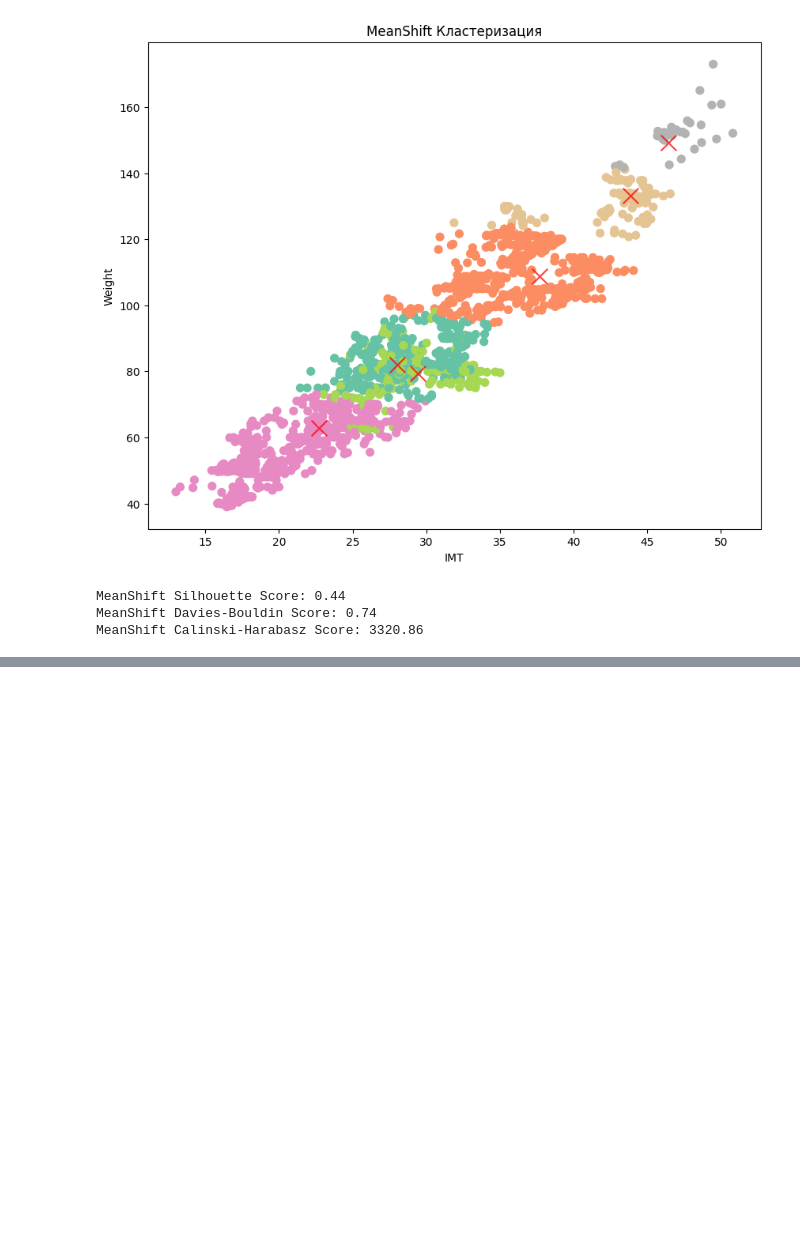
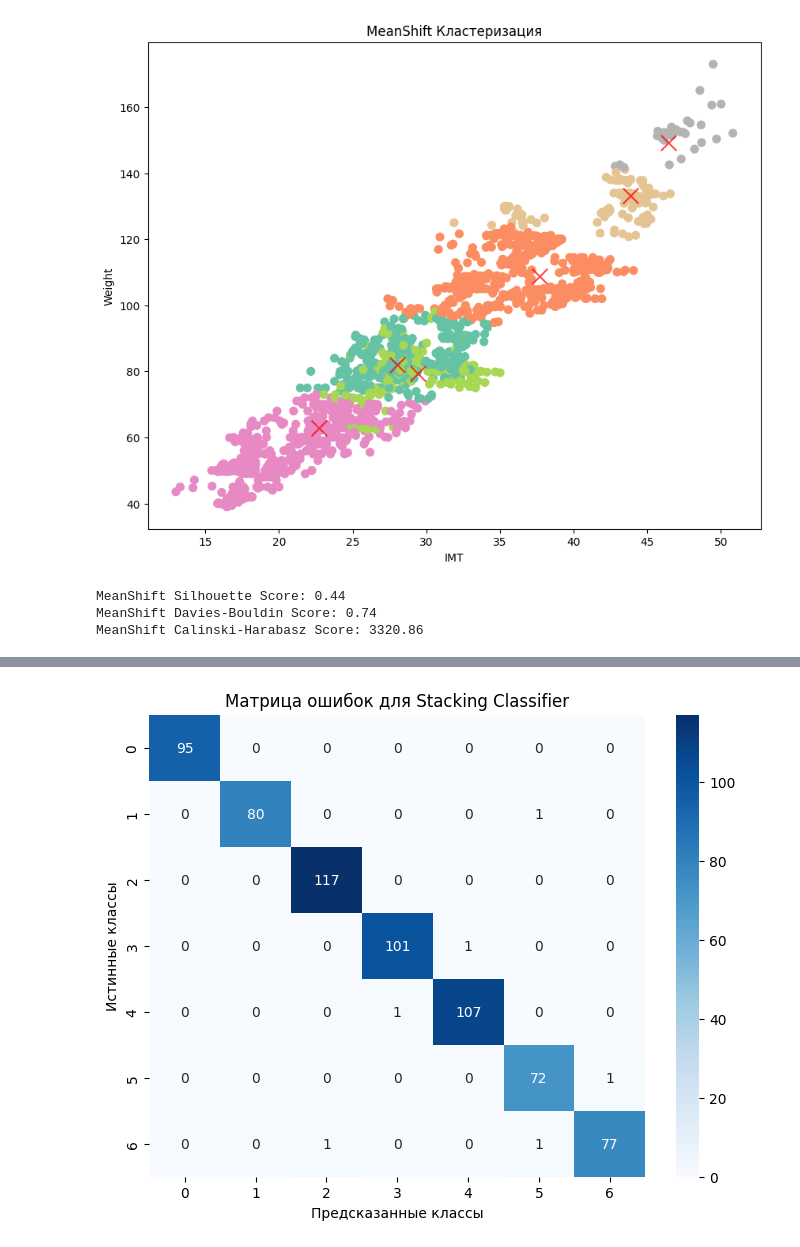
Before and after one commit to AnaKaftanchikova/data_science, a Jupyter notebook: hw6/hw6.ipynb, the cells around one changed output, grey strips where cells are left out. Drawn from its saved outputs; the diff is of its cells as text; code cells hidden in the pictures; blank space fills up the shorter version.

```diff
--- a/hw6/hw6.ipynb
+++ b/hw6/hw6.ipynb
@@ -655,7 +655,8 @@ from sklearn.ensemble import (
     GradientBoostingClassifier,
     AdaBoostClassifier,
     ExtraTreesClassifier,
-    StackingClassifier
+    StackingClassifier,
+    BaggingClassifier
 )
 from sklearn.tree import DecisionTreeClassifier
 from sklearn.neighbors import KNeighborsClassifier
@@ -663,19 +664,22 @@ from sklearn.discriminant_analysis import QuadraticDiscriminantAnalysis
 from catboost import CatBoostClassifier
 from xgboost import XGBClassifier
 from sklearn.svm import SVC
+from sklearn.dummy import DummyClassifier
 from sklearn.linear_model import LogisticRegression
+from sklearn.naive_bayes import GaussianNB
 
 # Определение базовых классификаторов
 base_classifiers = [
     ('gradient_boosting', GradientBoostingClassifier(random_state=42)),
     ('catboost', CatBoostClassifier(verbose=0, random_state=42)),
-    ('ada_boost', AdaBoostClassifier(random_state=42)),
     ('extra_trees', ExtraTreesClassifier(random_state=42)),
-    ('quadratic_discriminant', QuadraticDiscriminantAnalysis()),
-    ('k_neighbors', KNeighborsClassifier()),
+    ('xgboost', XGBClassifier(eval_metric='mlogloss', random_state=42)),
     ('decision_tree', DecisionTreeClassifier(random_state=42)),
-    ('xgboost', XGBClassifier(use_label_encoder=False, eval_metric='mlogloss', random_state=42)),
-    ('svm', SVC(kernel='linear', probability=True, random_state=42))
+    ('svm', SVC(kernel='linear', probability=True, random_state=42)),
+    ('Dummy Classifier', DummyClassifier(strategy='stratified')),
+    ('Bagging', BaggingClassifier(random_state=42)),
+    ('Naive Bayes', GaussianNB()),
+    ('k_neighbors', KNeighborsClassifier())
 ]
 
 # Определение мета-классификатора
@@ -702,3 +706,6 @@ stacking_clf = StackingClassifier(
 )
 
 log.add_log_info('Создание StackingClassifier')
+# %%
+# Обучение StackingClassifier
+stacking_clf.fit(X_train, y_train)
@@ -709,0 +763,18 @@ NotFittedError: This StackingClassifier instance is not fitted yet. Call 'fit' w
+# %%
+import matplotlib.pyplot as plt
+import seaborn as sns
+import numpy as np
+
+# Визуализация матрицы ошибок
+conf_matrix = confusion_matrix(y_test, y_pred)
+plt.figure(figsize=(8,6))
+sns.heatmap(conf_matrix, annot=True, fmt='d', cmap='Blues',
+            xticklabels=np.unique(y),
+            yticklabels=np.unique(y))
+plt.xlabel('Предсказанные классы')
+plt.ylabel('Истинные классы')
+plt.title('Матрица ошибок для Stacking Classifier')
+plt.savefig(f'out_jpg/conf_matrix.jpg', bbox_inches='tight')
+plt.show()
+# %% [output]
+[figure, added]
```
Also changed, not shown: parts of 4 cells of this notebook, 5 other files.
